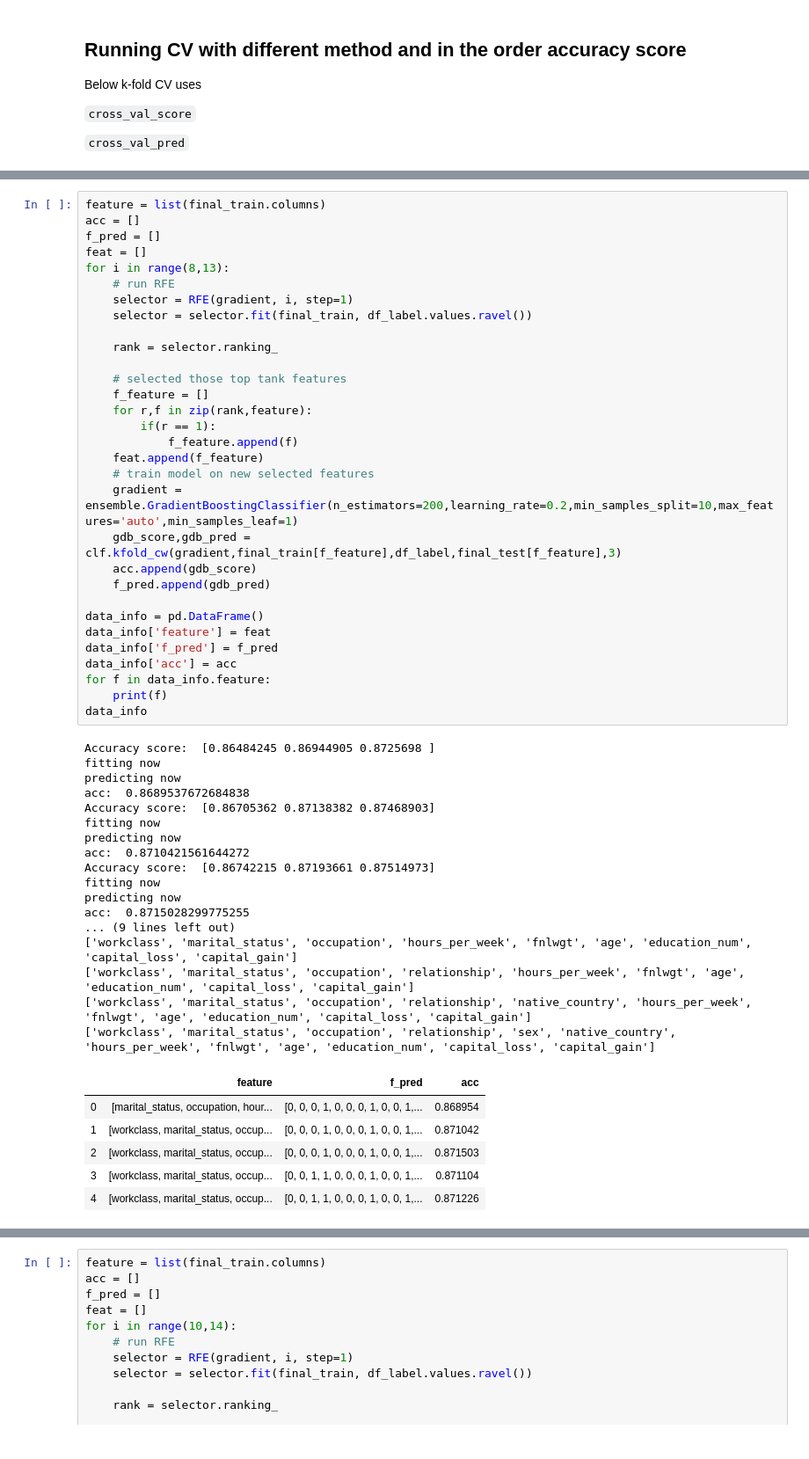
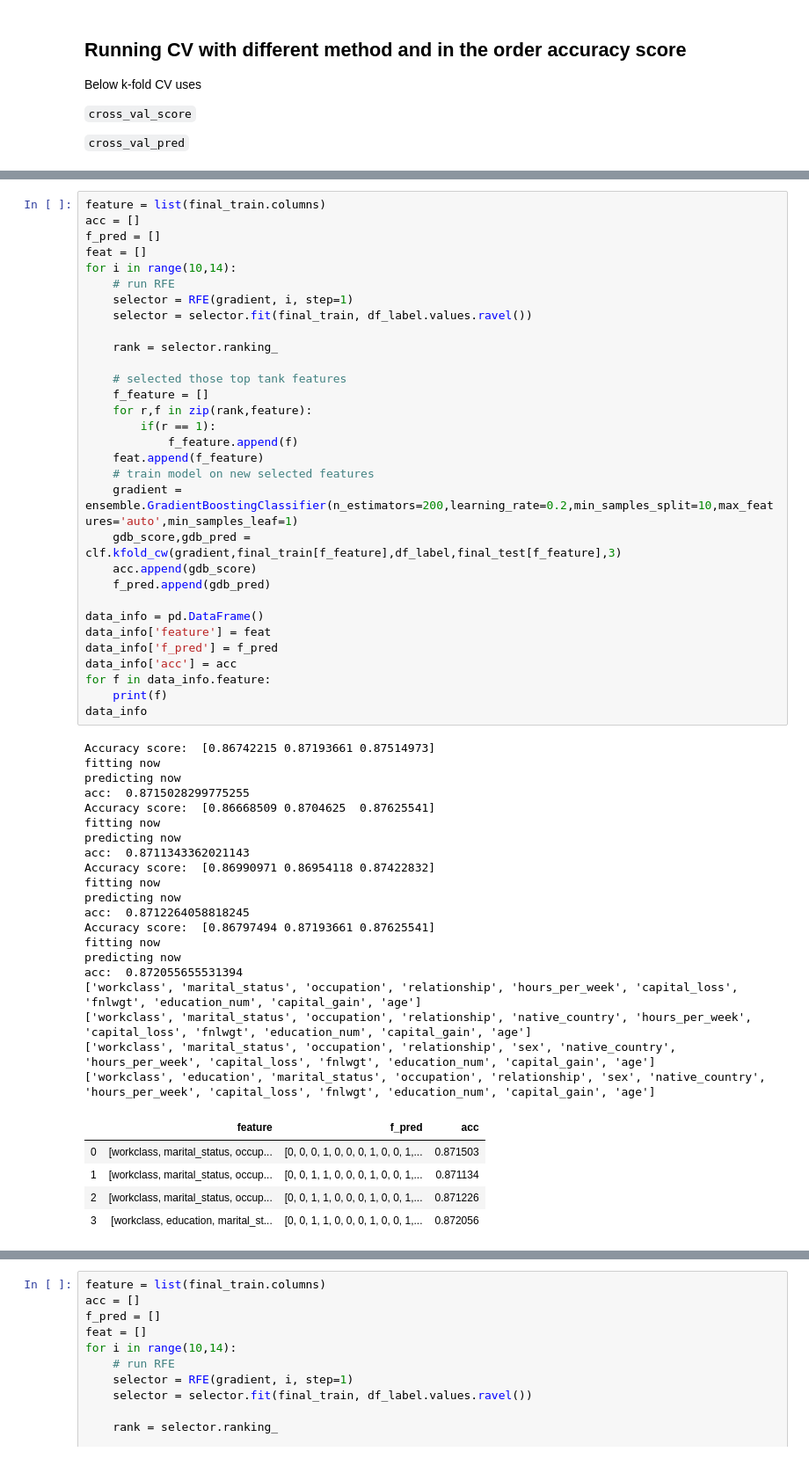
Before and after one commit to tech3371/ml_class, a Jupyter notebook: csci-5622-problem-set-4-2020-spring/HW-4-TenzinChoedon.ipynb, the cells around one changed output, grey strips where cells are left out. Shown at 88% size. Drawn from its saved outputs; the diff is of its cells as text.

```diff
--- a/csci-5622-problem-set-4-2020-spring/HW-4-TenzinChoedon.ipynb
+++ b/csci-5622-problem-set-4-2020-spring/HW-4-TenzinChoedon.ipynb
@@ -322,56 +338,58 @@ feature = list(final_train.columns)
 acc = []
 f_pred = []
 feat = []
-for i in range(8,13):
+for i in range(10,14):
     # run RFE
     selector = RFE(gradient, i, step=1)
     selector = selector.fit(final_train, df_label.values.ravel())
 
     rank = selector.ranking_
 
     # selected those top tank features
     f_feature = []
     for r,f in zip(rank,feature):
         if(r == 1):
             f_feature.append(f)
     feat.append(f_feature)
     # train model on new selected features
     gradient = ensemble.GradientBoostingClassifier(n_estimators=200,learning_rate=0.2,min_samples_split=10,max_features='auto',min_samples_leaf=1)
     gdb_score,gdb_pred = clf.kfold_cw(gradient,final_train[f_feature],df_label,final_test[f_feature],3)
     acc.append(gdb_score)
     f_pred.append(gdb_pred)
 
 data_info = pd.DataFrame()
 data_info['feature'] = feat
 data_info['f_pred'] = f_pred
 data_info['acc'] = acc
 for f in data_info.feature:
     print(f)
 data_info
 # %% [output]
-Accuracy score:  [0.86484245 0.86944905 0.8725698 ]
-fitting now
-predicting now
-acc:  0.8689537672684838
-Accuracy score:  [0.86705362 0.87138382 0.87468903]
-fitting now
-predicting now
-acc:  0.8710421561644272
 Accuracy score:  [0.86742215 0.87193661 0.87514973]
 fitting now
 predicting now
 acc:  0.8715028299775255
-... (9 lines left out)
-['workclass', 'marital_status', 'occupation', 'hours_per_week', 'fnlwgt', 'age', 'education_num', 'capital_loss', 'capital_gain']
-['workclass', 'marital_status', 'occupation', 'relationship', 'hours_per_week', 'fnlwgt', 'age', 'education_num', 'capital_loss', 'capital_gain']
-['workclass', 'marital_status', 'occupation', 'relationship', 'native_country', 'hours_per_week', 'fnlwgt', 'age', 'education_num', 'capital_loss', 'capital_gain']
-['workclass', 'marital_status', 'occupation', 'relationship', 'sex', 'native_country', 'hours_per_week', 'fnlwgt', 'age', 'education_num', 'capital_loss', 'capital_gain']
+Accuracy score:  [0.86668509 0.8704625  0.87625541]
+fitting now
+predicting now
+acc:  0.8711343362021143
+Accuracy score:  [0.86990971 0.86954118 0.87422832]
+fitting now
+predicting now
+acc:  0.8712264058818245
+Accuracy score:  [0.86797494 0.87193661 0.87625541]
+fitting now
+predicting now
+acc:  0.872055655531394
+['workclass', 'marital_status', 'occupation', 'relationship', 'hours_per_week', 'capital_loss', 'fnlwgt', 'education_num', 'capital_gain', 'age']
+['workclass', 'marital_status', 'occupation', 'relationship', 'native_country', 'hours_per_week', 'capital_loss', 'fnlwgt', 'education_num', 'capital_gain', 'age']
+['workclass', 'marital_status', 'occupation', 'relationship', 'sex', 'native_country', 'hours_per_week', 'capital_loss', 'fnlwgt', 'education_num', 'capital_gain', 'age']
+['workclass', 'education', 'marital_status', 'occupation', 'relationship', 'sex', 'native_country', 'hours_per_week', 'capital_loss', 'fnlwgt', 'education_num', 'capital_gain', 'age']
 |  | feature | f_pred | acc |
-| 0 | [marital_status, occupation, hour... | [0, 0, 0, 1, 0, 0, 0, 1, 0, 0, 1,... | 0.868954 |
-| 1 | [workclass, marital_status, occup... | [0, 0, 0, 1, 0, 0, 0, 1, 0, 0, 1,... | 0.871042 |
-| 2 | [workclass, marital_status, occup... | [0, 0, 0, 1, 0, 0, 0, 1, 0, 0, 1,... | 0.871503 |
-| 3 | [workclass, marital_status, occup... | [0, 0, 1, 1, 0, 0, 0, 1, 0, 0, 1,... | 0.871104 |
-| 4 | [workclass, marital_status, occup... | [0, 0, 1, 1, 0, 0, 0, 1, 0, 0, 1,... | 0.871226 |
+| 0 | [workclass, marital_status, occup... | [0, 0, 0, 1, 0, 0, 0, 1, 0, 0, 1,... | 0.871503 |
+| 1 | [workclass, marital_status, occup... | [0, 0, 1, 1, 0, 0, 0, 1, 0, 0, 1,... | 0.871134 |
+| 2 | [workclass, marital_status, occup... | [0, 0, 1, 1, 0, 0, 0, 1, 0, 0, 1,... | 0.871226 |
+| 3 | [workclass, education, marital_st... | [0, 0, 1, 1, 0, 0, 0, 1, 0, 0, 1,... | 0.872056 |
 # %%
 def compare(pred):
     df = pd.read_csv('submission1.csv') #last submission
```
Also changed, not shown: parts of 7 cells of this notebook, 2 other files.
